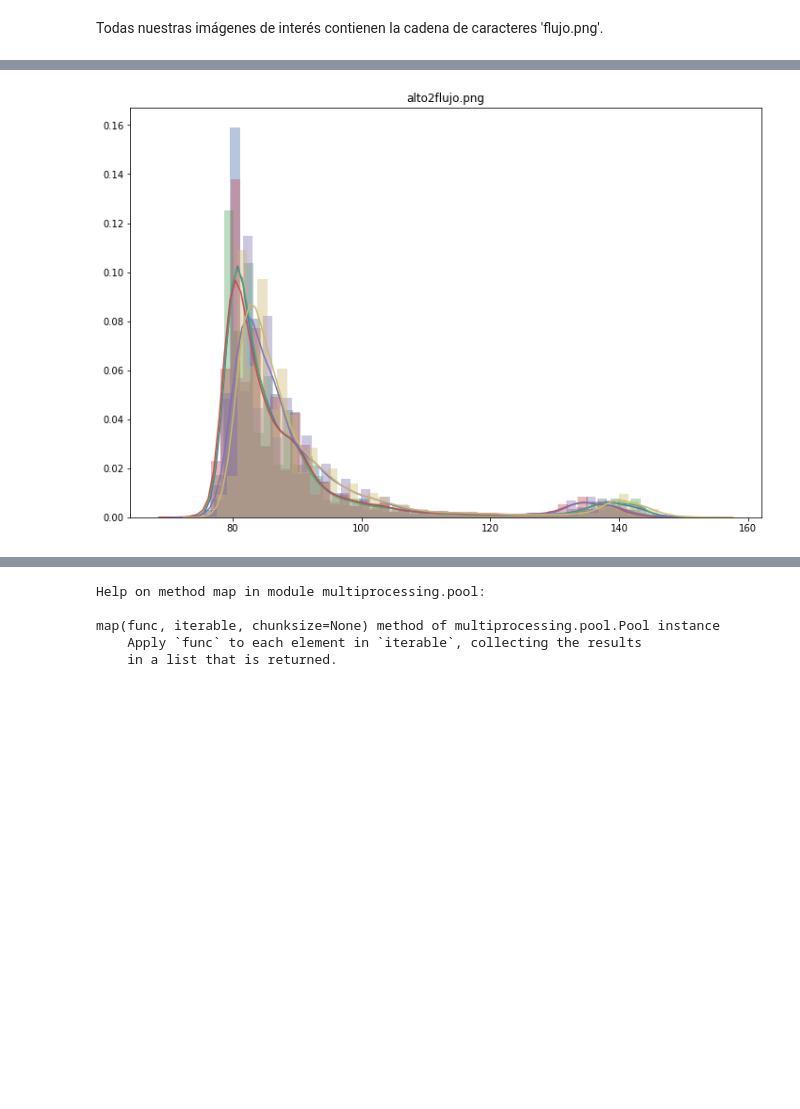
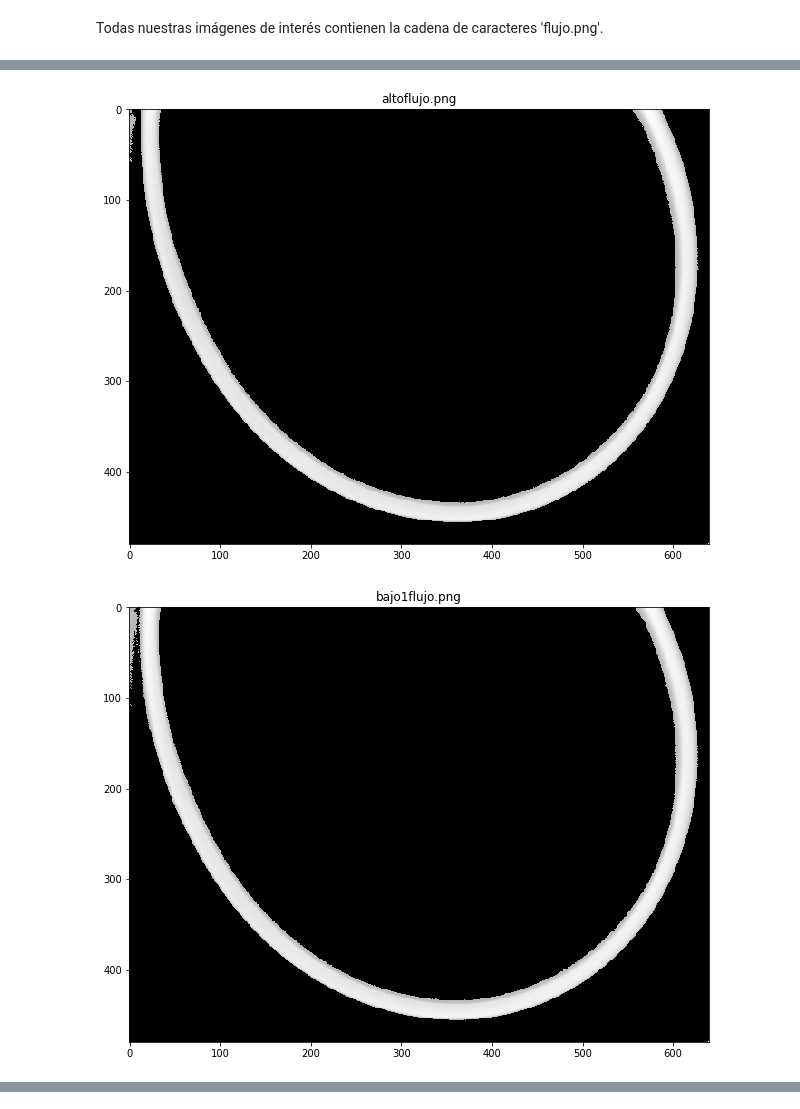
Before and after one commit to Pagutri/ProyectoAsignadoImagenes, a Jupyter notebook: Pregunta1.ipynb, the cells around one changed output, grey strips where cells are left out. Saved outputs shown, nothing was run; the diff lists cells and outputs as text; code cells hidden in the pictures; blank space fills up the shorter version.

```diff
--- a/Pregunta1.ipynb
+++ b/Pregunta1.ipynb
@@ -78,0 +86,3 @@ mangueras
+# %%
+kmeans = KMeans(n_clusters=2, random_state=0, verbose=False).fit(intensities)
+K = np.floor(kmeans.cluster_centers_.mean())
@@ -78,0 +91,7 @@ mangueras
+# %%
+for i in intensities:
+    sns.distplot(intensities[i],  kde=False)
+plt.axvline(K, color='r')
+lmap(lambda x: plt.axvline(x, color='g'), centers.flatten())
+lmap(lambda x: plt.axvline(x, color='b'), lmap(np.mean, centers))
+_ = plt.title(f"Means = {lmap(np.mean, centers)}, K = {K}", size=16)
@@ -90,7 +113,14 @@ for nombre in mangueras.keys():
+# %%
+segmentadas = copy.deepcopy(mangueras)
+# %%
+for i in segmentadas.keys():
+    mask = np.nonzero(segmentadas[i] < K)
+    segmentadas[i][mask] = 0
 # %%
-for nombre in mangueras.keys():
-    #plt.figure()
-    sns.distplot(mangueras[nombre].flatten(), label=nombre)
+for nombre in segmentadas.keys():
+    plt.figure()
+    plt.imshow(segmentadas[nombre], cmap="gray")
     plt.title(nombre)
 # %% [output]
-[figure, old version]
+[figure, new version]
+[figure, added]
@@ -97,8 +129,0 @@ for nombre in mangueras.keys():
-# %%
-help(pool.map)
-# %% [output]
-Help on method map in module multiprocessing.pool:
-
-map(func, iterable, chunksize=None) method of multiprocessing.pool.Pool instance
-    Apply `func` to each element in `iterable`, collecting the results
-    in a list that is returned.
```
Also changed, not shown: parts of 12 cells of this notebook, 1 other file.
